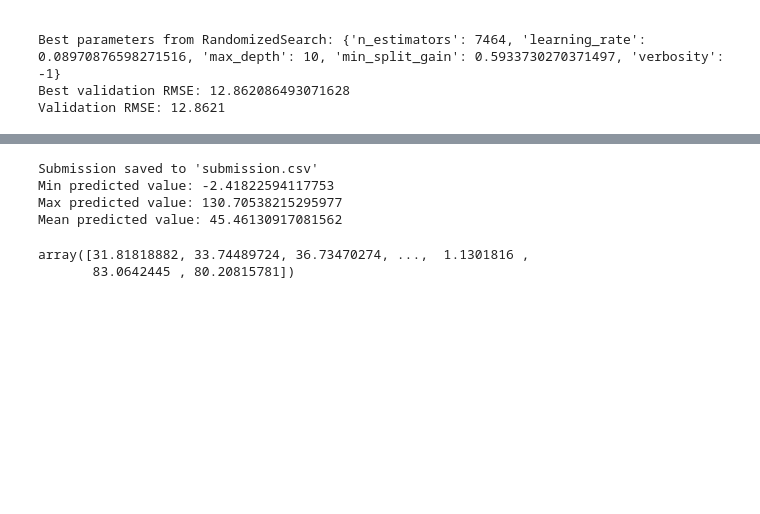
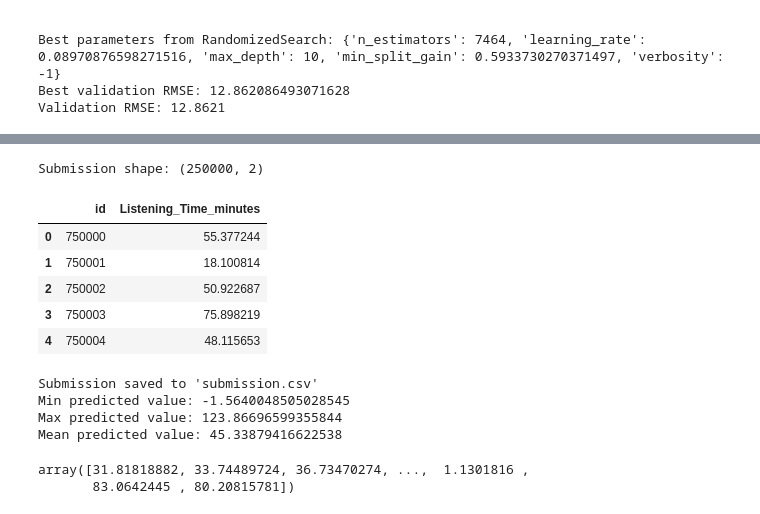
Before and after one commit to nayakchandan/kaggle_eda, a Jupyter notebook: eda.ipynb, the cells around one changed output, grey strips where cells are left out. Cells and saved outputs as stored; diff of their text form; code cells hidden in the pictures; blank space fills up the shorter version.

```diff
--- a/eda.ipynb
+++ b/eda.ipynb
@@ -404,2 +409,3 @@ study.best_params
 # %%
 final_model = lgb.LGBMRegressor(**study.best_params)
+final_model.fit(X_train_encoded, y_train)
@@ -442,17 +415,52 @@ Submission shape: (250000, 2)
-# %%
-# Save submission to CSV file
-submission.to_csv('submission.csv', index=False)
-print("Submission saved to 'submission.csv'")
-
-# Additional verification
-print(f"Min predicted value: {submission['Listening_Time_minutes'].min()}")
-print(f"Max predicted value: {submission['Listening_Time_minutes'].max()}")
-print(f"Mean predicted value: {submission['Listening_Time_minutes'].mean()}")
-# %% [output]
-Submission saved to 'submission.csv'
-Min predicted value: -2.41822594117753
-Max predicted value: 130.70538215295977
-Mean predicted value: 45.46130917081562
+# %%
+# Apply same preprocessing steps as training data
+# Extract episode numbers from test data (same as training data)
+#test_df['Episode_Title'] = test_df['Episode_Title'].str.extract('(\d+)').astype(float)
+
+# Prepare feature set for test data
+X_test_encoded = test_df.drop(['id'], axis=1)
+
+# Apply target encoding using the same encoder used for training data
+encoded_cats_test = te.transform(X_test_encoded[cat_cols])
+
+# Replace original categorical columns with encoded ones
+for col in cat_cols:
+    X_test_encoded[col] = encoded_cats_test[col]
+
+# Generate predictions using final model
+predictions = final_model.predict(X_test_encoded)
+
+# Create submission dataframe
+submission = pd.DataFrame({
+    'id': test_df['id'],
+    'Listening_Time_minutes': predictions
+})
+
+# Display submission preview
+print(f"Submission shape: {submission.shape}")
+submission.head()
+# %% [output]
+Submission shape: (250000, 2)
+|  | id | Listening_Time_minutes |
+| 0 | 750000 | 55.377244 |
+| 1 | 750001 | 18.100814 |
+| 2 | 750002 | 50.922687 |
+| 3 | 750003 | 75.898219 |
+| 4 | 750004 | 48.115653 |
+# %%
+# Save submission to CSV file
+submission.to_csv('submission.csv', index=False)
+print("Submission saved to 'submission.csv'")
+
+# Additional verification
+print(f"Min predicted value: {submission['Listening_Time_minutes'].min()}")
+print(f"Max predicted value: {submission['Listening_Time_minutes'].max()}")
+print(f"Mean predicted value: {submission['Listening_Time_minutes'].mean()}")
+# %% [output]
+Submission saved to 'submission.csv'
+Min predicted value: -1.5640048505028545
+Max predicted value: 123.86696599355844
+Mean predicted value: 45.33879416622538
 # %%
 preds
 # %% [output]
```
Also changed, not shown: parts of 4 cells of this notebook.
